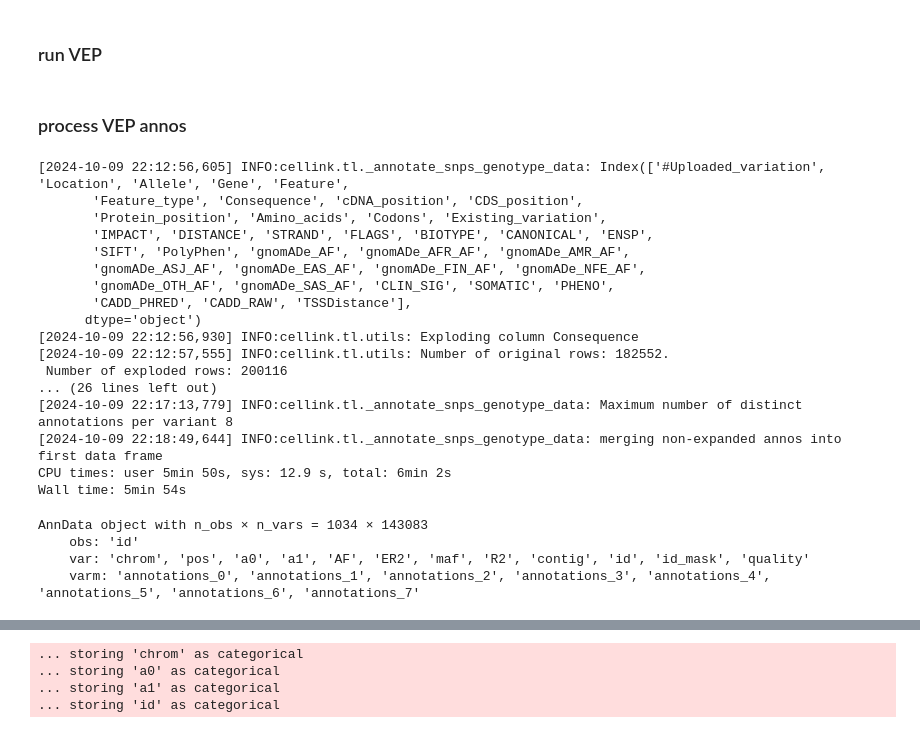
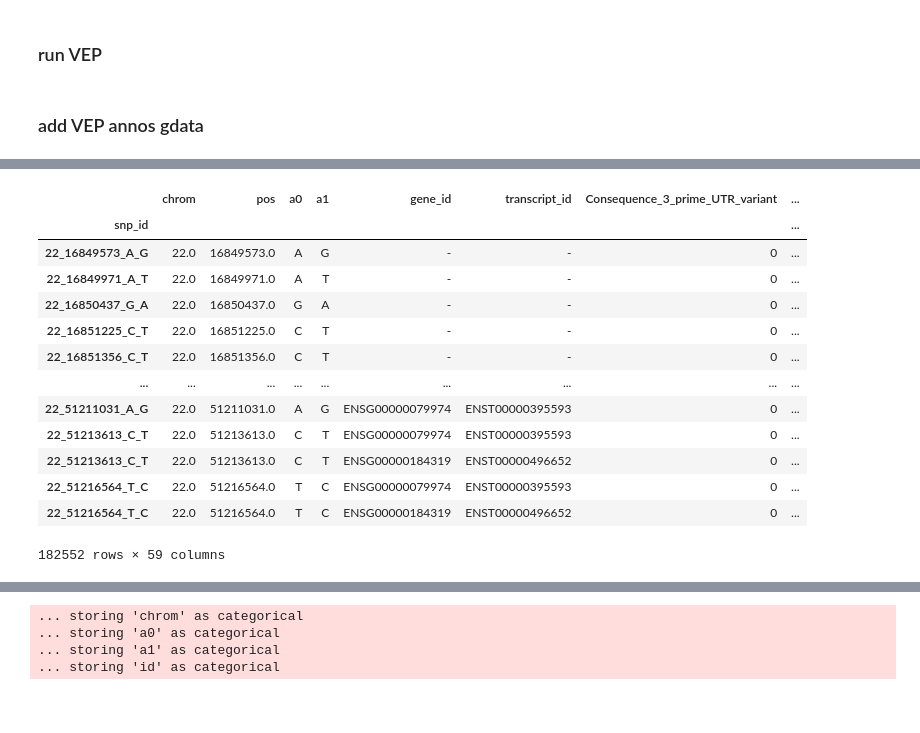
Before and after one commit to theislab/cellink, a Jupyter notebook: docs/tutorials/explore_annotations.ipynb, the cells around one changed output, grey strips where cells are left out. Saved outputs shown, nothing was run; the diff lists cells and outputs as text; code cells hidden in the pictures; blank space fills up the shorter version.

```diff
--- a/docs/tutorials/explore_annotations.ipynb
+++ b/docs/tutorials/explore_annotations.ipynb
@@ -15,10 +20,11 @@ package_dir = Path("~/git/sc-genetics")
 # %%
-zarr_file_path = package_dir / "tests/data/chr22.dose.filtered.R2_0.8.vcz"
-# genotype zarr file
+package_dir = Path("/data/ouga/home/ag_gagneur/hoev/git/sc-genetics")
+gdata_path = package_dir / "tests/data/chr22.dose.filtered.R2_0.8.vcz"
+vep_annotation_file = package_dir / "tests/data/variants_vep_annotated.txt"
 # %% [markdown]
 ## Load data as zarr file
 # %%
-gdata = read_sgkit_zarr(zarr_file_path)
+gdata = cl.io.read_sgkit_zarr(gdata_path)
 gdata
 # %% [output]
 AnnData object with n_obs × n_vars = 1034 × 143083
@@ -46,30 +48,10 @@ config_file = "../docs/example/config.yaml"
 #              input_vcf="variants.vcf",
 #              output=anno_file) #writes "variant_vep_annotated.txt"
 # %% [markdown]
-### process VEP annos
+### add VEP annos gdata
-# %%
-%%time
-gdata = cl.tl.add_vep_annos_to_gdata(anno_file, gdata, cols_to_explode=["Consequence"], cols_to_dummy=["Consequence"])
-gdata
-# %% [output]
-[2024-10-09 22:12:56,605] INFO:cellink.tl._annotate_snps_genotype_data: Index(['#Uploaded_variation', 'Location', 'Allele', 'Gene', 'Feature',
-       'Feature_type', 'Consequence', 'cDNA_position', 'CDS_position',
-       'Protein_position', 'Amino_acids', 'Codons', 'Existing_variation',
-       'IMPACT', 'DISTANCE', 'STRAND', 'FLAGS', 'BIOTYPE', 'CANONICAL', 'ENSP',
-       'SIFT', 'PolyPhen', 'gnomADe_AF', 'gnomADe_AFR_AF', 'gnomADe_AMR_AF',
-       'gnomADe_ASJ_AF', 'gnomADe_EAS_AF', 'gnomADe_FIN_AF', 'gnomADe_NFE_AF',
-       'gnomADe_OTH_AF', 'gnomADe_SAS_AF', 'CLIN_SIG', 'SOMATIC', 'PHENO',
-       'CADD_PHRED', 'CADD_RAW', 'TSSDistance'],
-      dtype='object')
-[2024-10-09 22:12:56,930] INFO:cellink.tl.utils: Exploding column Consequence
-[2024-10-09 22:12:57,555] INFO:cellink.tl.utils: Number of original rows: 182552.
- Number of exploded rows: 200116
-... (26 lines left out)
-[2024-10-09 22:17:13,779] INFO:cellink.tl._annotate_snps_genotype_data: Maximum number of distinct annotations per variant 8
-[2024-10-09 22:18:49,644] INFO:cellink.tl._annotate_snps_genotype_data: merging non-expanded annos into first data frame
-CPU times: user 5min 50s, sys: 12.9 s, total: 6min 2s
-Wall time: 5min 54s
-AnnData object with n_obs × n_vars = 1034 × 143083
-    obs: 'id'
-    var: 'chrom', 'pos', 'a0', 'a1', 'AF', 'ER2', 'maf', 'R2', 'contig', 'id', 'id_mask', 'quality'
-    varm: 'annotations_0', 'annotations_1', 'annotations_2', 'annotations_3', 'annotations_4', 'annotations_5', 'annotations_6', 'annotations_7'
+# %%
+cl.tl.add_vep_annos_to_gdata(vep_anno_file = vep_annotation_file,
+                                gdata = gdata,
+                                dummy_consequence = True)
+gdata.uns["variant_annotation_vep"]
+# %% [output]
@@ -75,0 +64,14 @@ AnnData object with n_obs × n_vars = 1034 × 143083
+|  | chrom | pos | a0 | a1 | gene_id | transcript_id | Consequence_3_prime_UTR_variant | ... |
+| snp_id |  |  |  |  |  |  |  | ... |
+| 22_16849573_A_G | 22.0 | 16849573.0 | A | G | - | - | 0 | ... |
+| 22_16849971_A_T | 22.0 | 16849971.0 | A | T | - | - | 0 | ... |
+| 22_16850437_G_A | 22.0 | 16850437.0 | G | A | - | - | 0 | ... |
+| 22_16851225_C_T | 22.0 | 16851225.0 | C | T | - | - | 0 | ... |
+| 22_16851356_C_T | 22.0 | 16851356.0 | C | T | - | - | 0 | ... |
+| ... | ... | ... | ... | ... | ... | ... | ... | ... |
+| 22_51211031_A_G | 22.0 | 51211031.0 | A | G | ENSG00000079974 | ENST00000395593 | 0 | ... |
+| 22_51213613_C_T | 22.0 | 51213613.0 | C | T | ENSG00000079974 | ENST00000395593 | 0 | ... |
+| 22_51213613_C_T | 22.0 | 51213613.0 | C | T | ENSG00000184319 | ENST00000496652 | 0 | ... |
+| 22_51216564_T_C | 22.0 | 51216564.0 | T | C | ENSG00000079974 | ENST00000395593 | 0 | ... |
+| 22_51216564_T_C | 22.0 | 51216564.0 | T | C | ENSG00000184319 | ENST00000496652 | 0 | ... |
+182552 rows × 59 columns
```
Also changed, not shown: parts of 29 cells of this notebook, 4 other files.
